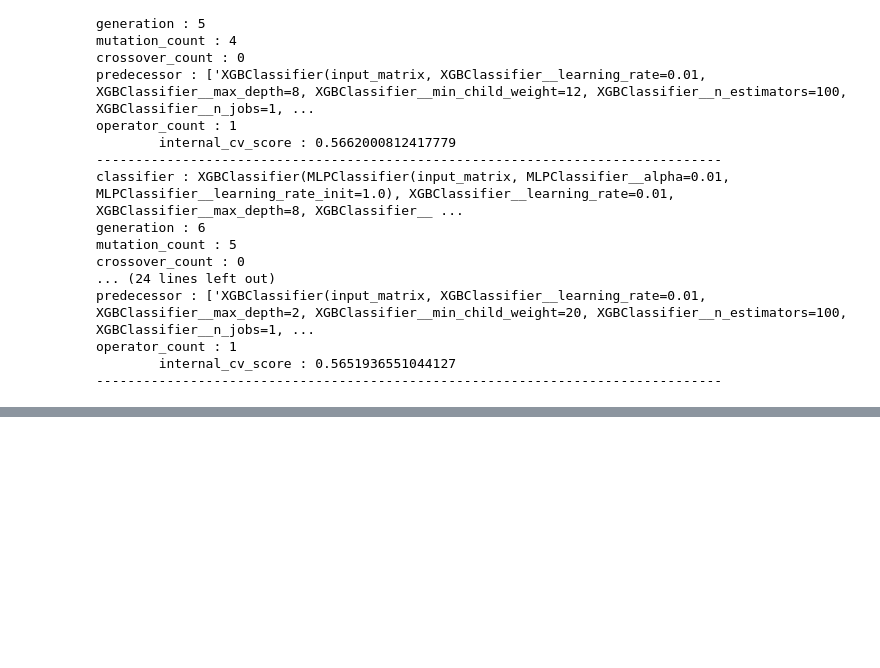
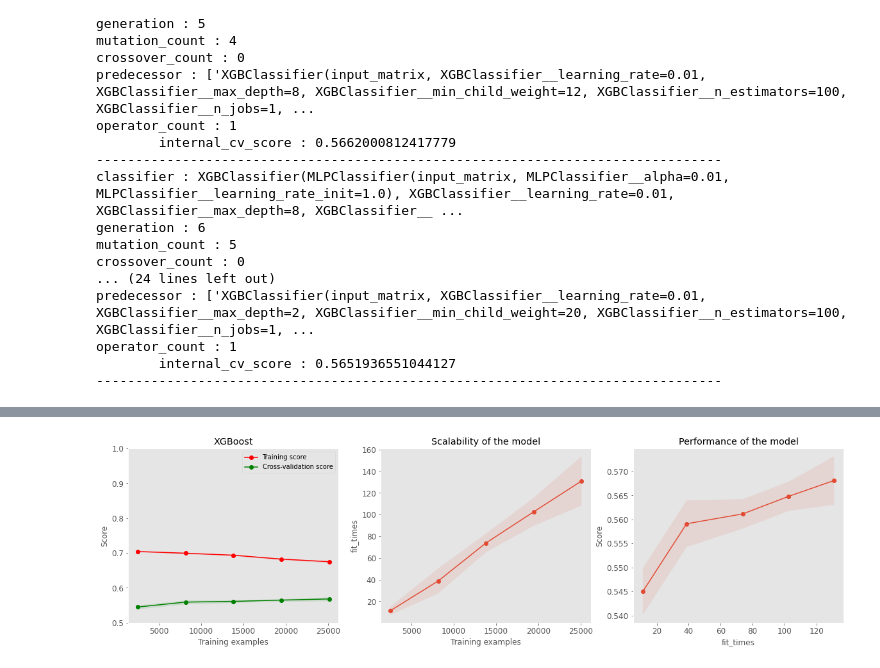
Before and after one commit to abhinav3398/song-popularity, a Jupyter notebook: notebooks/modeling.ipynb, the cells around one changed output, grey strips where cells are left out. Cells and saved outputs as stored; diff of their text form; code cells hidden in the pictures; blank space fills up the shorter version.

```diff
--- a/notebooks/modeling.ipynb
+++ b/notebooks/modeling.ipynb
@@ -1076,0 +1073,5 @@ operator_count : 1
+# %%
+plot_learning_curve(search, X_train_preprocessed, y_train_preprocessed,
+                        title='XGBoost', scoring='roc_auc', ylim=(0.5, 1.0))
+# %% [output]
+[figure, added]
```
Also changed, not shown: parts of 25 cells of this notebook, 56 other files.
